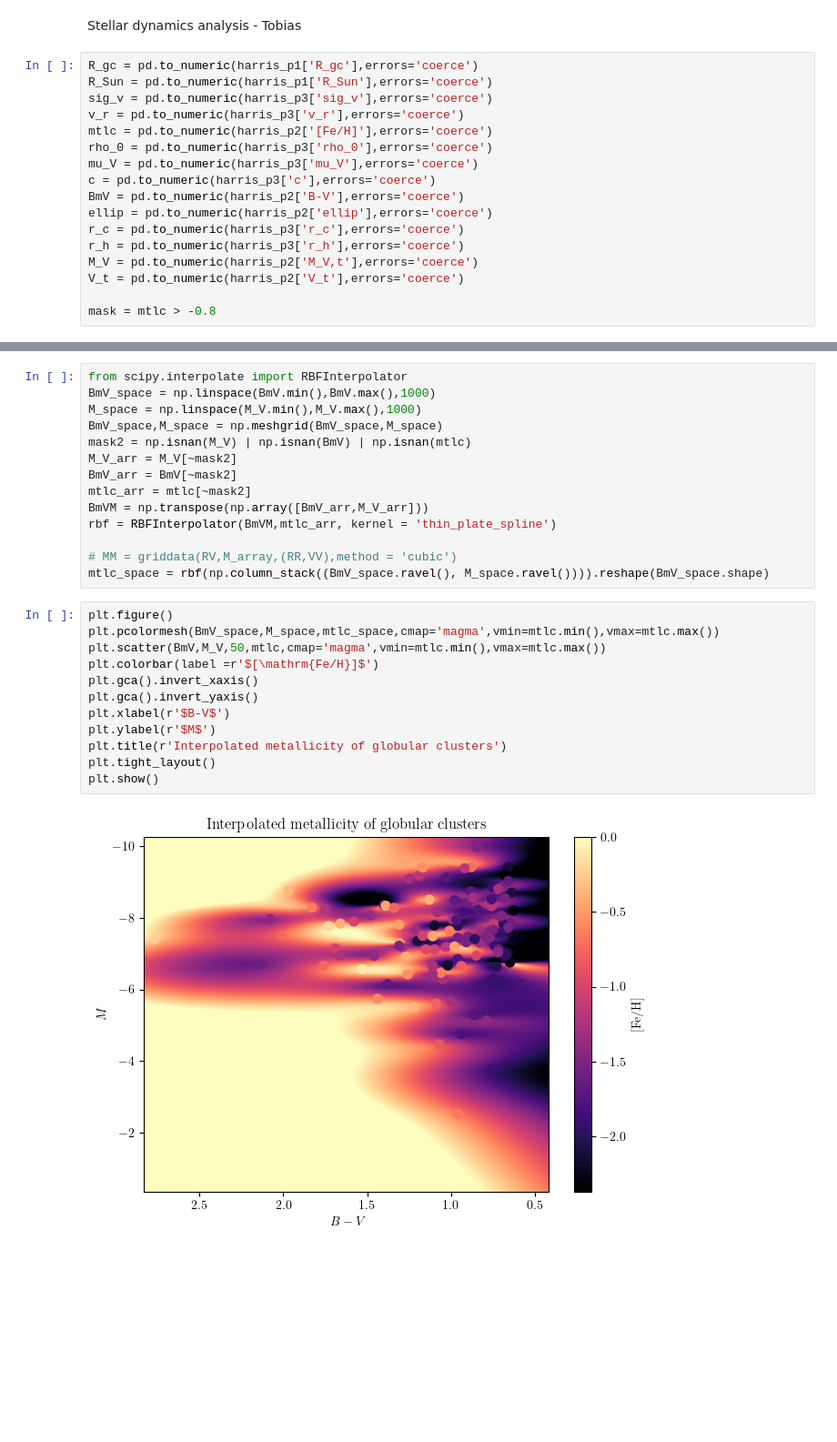
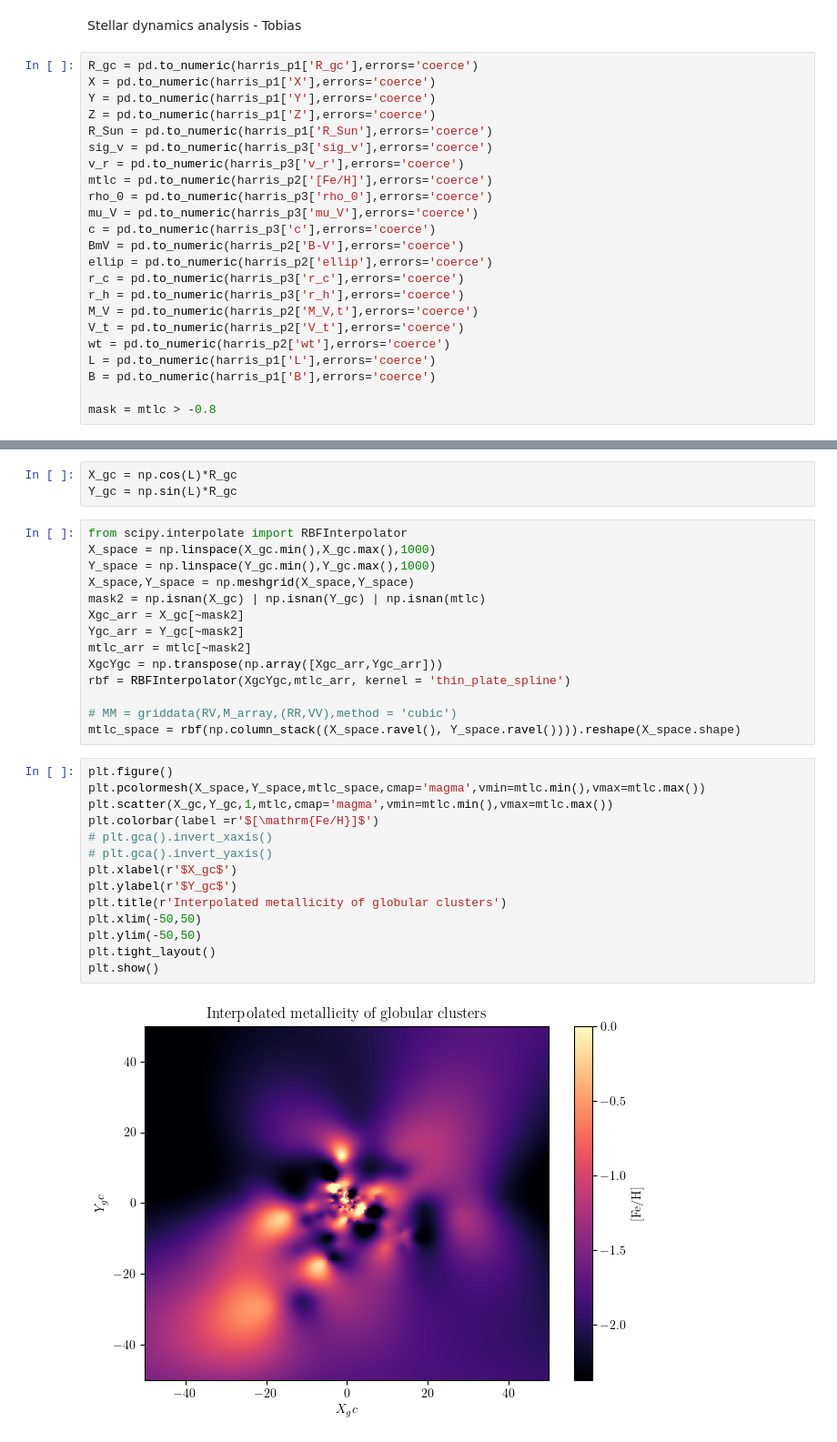
Before and after one commit to eddikebrygger/PHYS3116---Project, a Jupyter notebook: Main_file.ipynb, the cells around one changed output, grey strips where cells are left out. Shown at 91% size. Saved outputs shown, nothing was run; the diff lists cells and outputs as text; blank space fills up the shorter version.

```diff
--- a/Main_file.ipynb
+++ b/Main_file.ipynb
@@ -25,6 +25,9 @@ Stellar population analysis - Ben
 Stellar dynamics analysis - Tobias
 # %%
 R_gc = pd.to_numeric(harris_p1['R_gc'],errors='coerce')
+X = pd.to_numeric(harris_p1['X'],errors='coerce')
+Y = pd.to_numeric(harris_p1['Y'],errors='coerce')
+Z = pd.to_numeric(harris_p1['Z'],errors='coerce')
 R_Sun = pd.to_numeric(harris_p1['R_Sun'],errors='coerce')
 sig_v = pd.to_numeric(harris_p3['sig_v'],errors='coerce')
 v_r = pd.to_numeric(harris_p3['v_r'],errors='coerce')
@@ -38,5 +41,8 @@ r_c = pd.to_numeric(harris_p3['r_c'],errors='coerce')
 r_h = pd.to_numeric(harris_p3['r_h'],errors='coerce')
 M_V = pd.to_numeric(harris_p2['M_V,t'],errors='coerce')
 V_t = pd.to_numeric(harris_p2['V_t'],errors='coerce')
+wt = pd.to_numeric(harris_p2['wt'],errors='coerce')
+L = pd.to_numeric(harris_p1['L'],errors='coerce')
+B = pd.to_numeric(harris_p1['B'],errors='coerce')
 
 mask = mtlc > -0.8
@@ -73,28 +84,33 @@ plt.show()
+# %%
+X_gc = np.cos(L)*R_gc
+Y_gc = np.sin(L)*R_gc
 # %%
 from scipy.interpolate import RBFInterpolator
-BmV_space = np.linspace(BmV.min(),BmV.max(),1000)
-M_space = np.linspace(M_V.min(),M_V.max(),1000)
-BmV_space,M_space = np.meshgrid(BmV_space,M_space)
-mask2 = np.isnan(M_V) | np.isnan(BmV) | np.isnan(mtlc)
-M_V_arr = M_V[~mask2]
-BmV_arr = BmV[~mask2]
+X_space = np.linspace(X_gc.min(),X_gc.max(),1000)
+Y_space = np.linspace(Y_gc.min(),Y_gc.max(),1000)
+X_space,Y_space = np.meshgrid(X_space,Y_space)
+mask2 = np.isnan(X_gc) | np.isnan(Y_gc) | np.isnan(mtlc)
+Xgc_arr = X_gc[~mask2]
+Ygc_arr = Y_gc[~mask2]
 mtlc_arr = mtlc[~mask2]
-BmVM = np.transpose(np.array([BmV_arr,M_V_arr]))
-rbf = RBFInterpolator(BmVM,mtlc_arr, kernel = 'thin_plate_spline')
+XgcYgc = np.transpose(np.array([Xgc_arr,Ygc_arr]))
+rbf = RBFInterpolator(XgcYgc,mtlc_arr, kernel = 'thin_plate_spline')
 
 # MM = griddata(RV,M_array,(RR,VV),method = 'cubic')
-mtlc_space = rbf(np.column_stack((BmV_space.ravel(), M_space.ravel()))).reshape(BmV_space.shape)
+mtlc_space = rbf(np.column_stack((X_space.ravel(), Y_space.ravel()))).reshape(X_space.shape)
 # %%
 plt.figure()
-plt.pcolormesh(BmV_space,M_space,mtlc_space,cmap='magma',vmin=mtlc.min(),vmax=mtlc.max())
-plt.scatter(BmV,M_V,50,mtlc,cmap='magma',vmin=mtlc.min(),vmax=mtlc.max())
+plt.pcolormesh(X_space,Y_space,mtlc_space,cmap='magma',vmin=mtlc.min(),vmax=mtlc.max())
+plt.scatter(X_gc,Y_gc,1,mtlc,cmap='magma',vmin=mtlc.min(),vmax=mtlc.max())
 plt.colorbar(label =r'$[\mathrm{Fe/H}]$')
-plt.gca().invert_xaxis()
-plt.gca().invert_yaxis()
-plt.xlabel(r'$B-V$')
-plt.ylabel(r'$M$')
+# plt.gca().invert_xaxis()
+# plt.gca().invert_yaxis()
+plt.xlabel(r'$X_gc$')
+plt.ylabel(r'$Y_gc$')
 plt.title(r'Interpolated metallicity of globular clusters')
+plt.xlim(-50,50)
+plt.ylim(-50,50)
 plt.tight_layout()
 plt.show()
 # %% [output]
-[figure, old version]
+[figure, new version]
```
Also changed, not shown: parts of 3 cells of this notebook.
